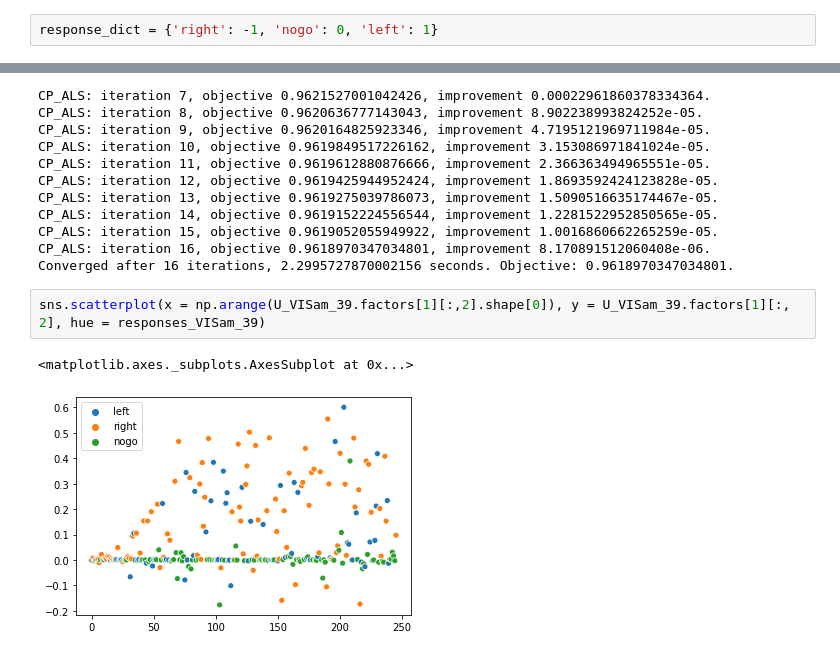
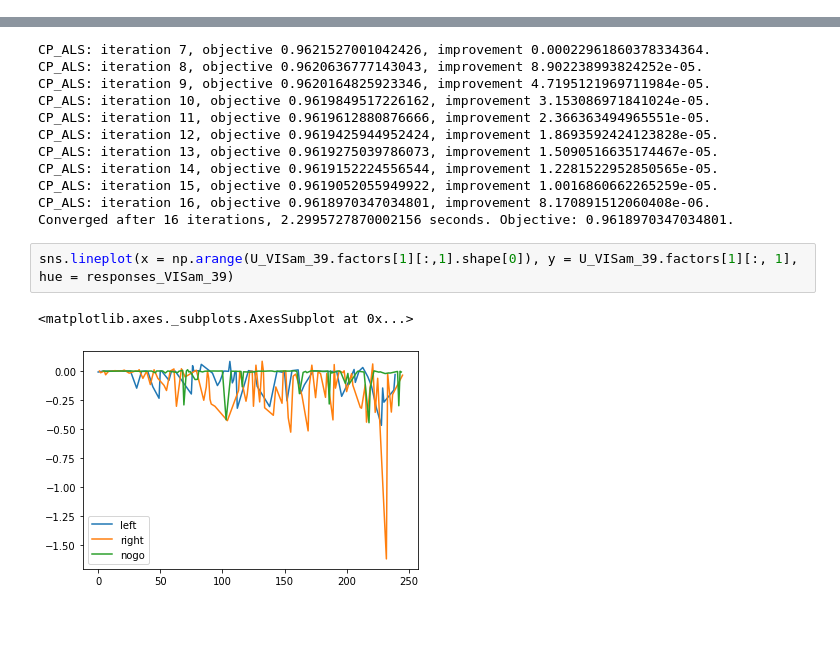
Before and after one commit to Devlaxman93/Neurohackers, a Jupyter notebook: Steinmetz_SC_analysis.ipynb, the cells around one changed output, grey strips where cells are left out. Cells and saved outputs as stored; diff of their text form; blank space fills up the shorter version.

```diff
--- a/Steinmetz_SC_analysis.ipynb
+++ b/Steinmetz_SC_analysis.ipynb
@@ -44,8 +44,6 @@ import tensortools as tt
 alldat = np.array([])
 for j in range(len(fname)):
   alldat = np.hstack((alldat, np.load('steinmetz_part%d.npz'%j, allow_pickle=True)['dat']))
-# %%
-response_dict = {'right': -1, 'nogo': 0, 'left': 1}
 # %%
 # filtering data by desired brain region:
 # only trials with correct response are included
@@ -242,7 +234,7 @@ CP_ALS: iteration 15, objective 0.9619052055949922, improvement 1.00168606622652
 CP_ALS: iteration 16, objective 0.9618970347034801, improvement 8.170891512060408e-06.
 Converged after 16 iterations, 2.2995727870002156 seconds. Objective: 0.9618970347034801.
 # %%
-sns.scatterplot(x = np.arange(U_VISam_39.factors[1][:,2].shape[0]), y = U_VISam_39.factors[1][:, 2], hue = responses_VISam_39)
+sns.lineplot(x = np.arange(U_VISam_39.factors[1][:,1].shape[0]), y = U_VISam_39.factors[1][:, 1], hue = responses_VISam_39)
 # %% [output]
 <matplotlib.axes._subplots.AxesSubplot at 0x...>
-[figure, old version]
+[figure, new version]
```
Also changed, not shown: parts of 2 cells of this notebook.
